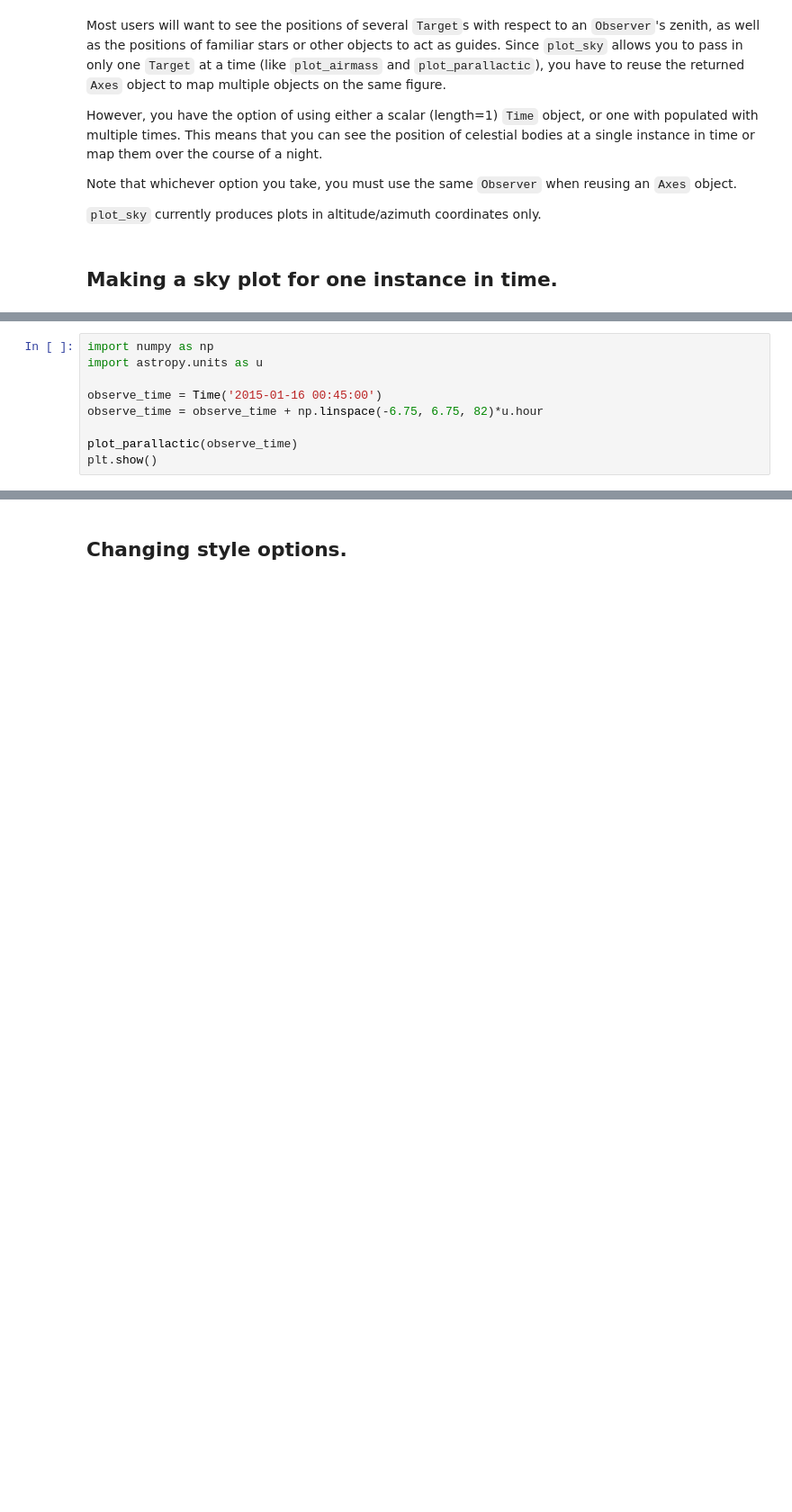
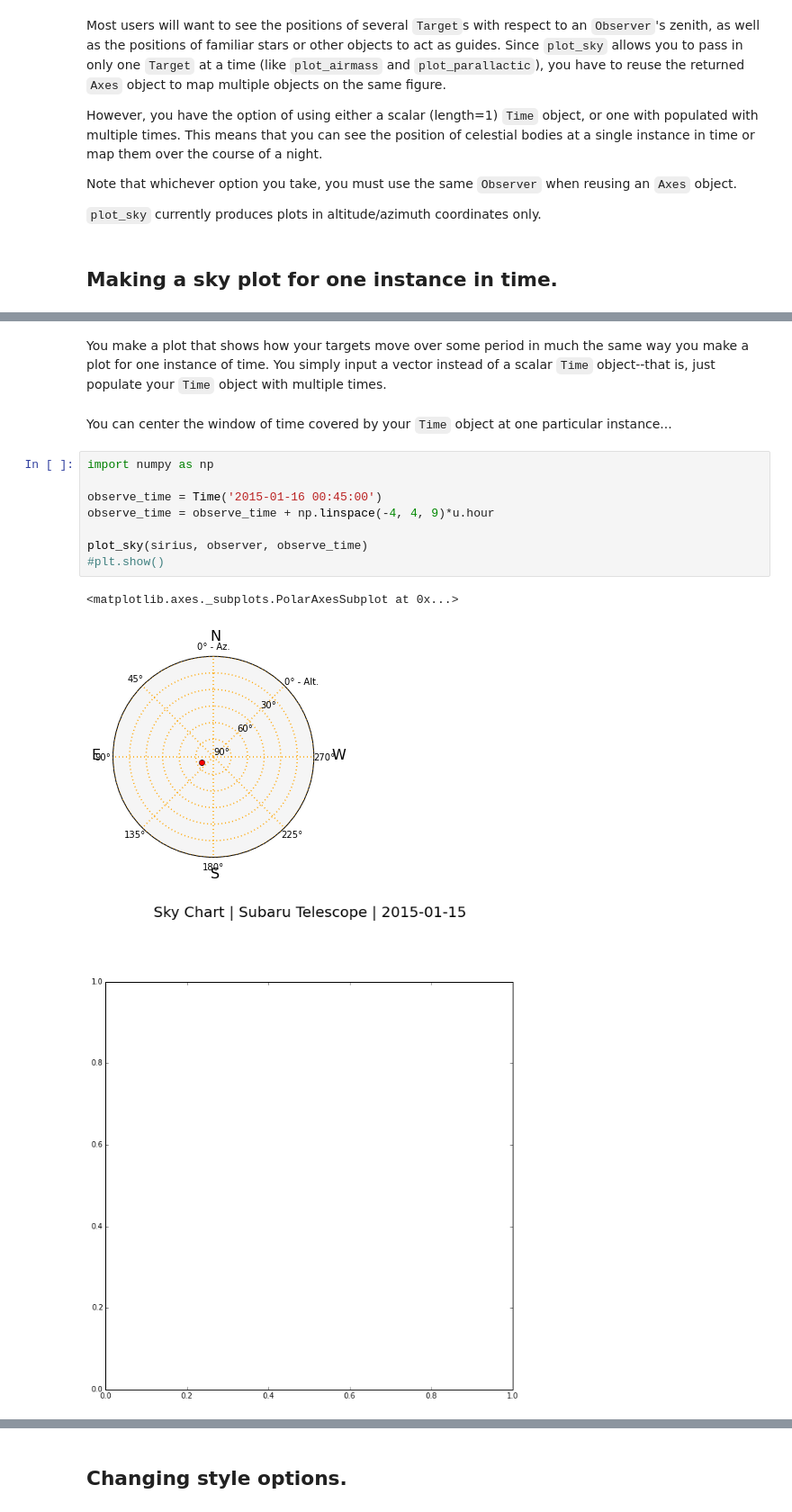
Before and after one commit to astropy/astroplan, a Jupyter notebook: examples/plotting_examples--sky_plot.ipynb, the cells around one changed output, grey strips where cells are left out. Shown: that part at 90% size. Cells and saved outputs as stored; diff of their text form; blank space fills up the shorter version.

Commit message:
Further modified plot_sky in plots.py; Modified plot_sky examples.

```diff
--- a/examples/plotting_examples--sky_plot.ipynb
+++ b/examples/plotting_examples--sky_plot.ipynb
@@ -74,10 +73,17 @@ If you want create a `Time` object centered on a particular instant in time (suc
+# %% [markdown]
+You make a plot that shows how your targets move over some period in much the same way you make a plot for one instance of time.  You simply input a vector instead of a scalar `Time` object--that is, just populate your `Time` object with multiple times.
+# %% [markdown]
+You can center the window of time covered by your `Time` object at one particular instance...
 # %%
 import numpy as np
-import astropy.units as u
 
 observe_time = Time('2015-01-16 00:45:00')
-observe_time = observe_time + np.linspace(-6.75, 6.75, 82)*u.hour
+observe_time = observe_time + np.linspace(-4, 4, 9)*u.hour
 
-plot_parallactic(observe_time)
-plt.show()
+plot_sky(sirius, observer, observe_time)
+#plt.show()
+# %% [output]
+<matplotlib.axes._subplots.PolarAxesSubplot at 0x...>
+[figure, added]
+[figure, added]
 # %% [markdown]
```
Also changed, not shown: parts of 14 cells of this notebook, 1 other file.
